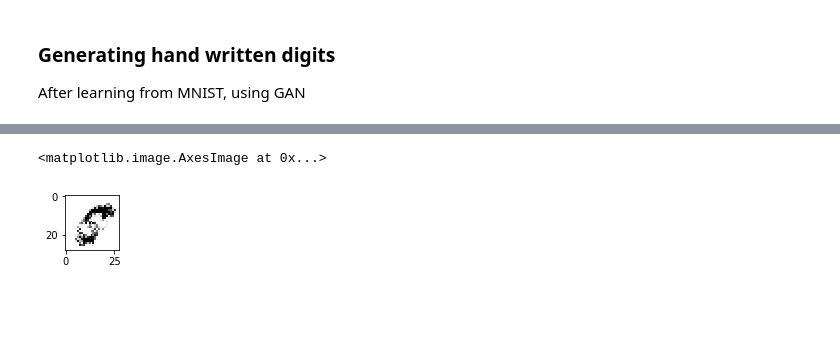
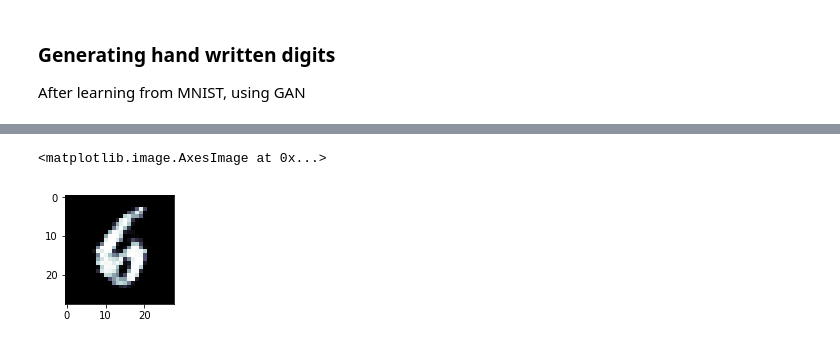
Before and after one commit to anandsaha/gan.implementations, a Jupyter notebook: pytorch.mnist.simple.gan.ipynb, the cells around one changed output, grey strips where cells are left out. Saved outputs shown, nothing was run; the diff lists cells and outputs as text; code cells hidden in the pictures; blank space fills up the shorter version.

```diff
--- a/pytorch.mnist.simple.gan.ipynb
+++ b/pytorch.mnist.simple.gan.ipynb
@@ -55,8 +57,12 @@ class TwoLayerNet(nn.Module):
     def __init__(self, dim_in, dim_hidden, dim_out):
 
         super(TwoLayerNet, self).__init__()
+
         self.linear1 = nn.Linear(dim_in, dim_hidden, bias=True)
         self.linear2 = nn.Linear(dim_hidden, dim_out, bias=True)
+
+        init.xavier_normal(self.linear1.weight)
+        init.xavier_normal(self.linear2.weight)
 
     def forward(self, x):
         x = self.linear1(x)
@@ -159,12 +159,12 @@ plt.plot(gl)
 # %%
 z = Variable(torch.randn(1, 100)).cuda()
 G_output = G(z)
 G_output.data.shape
 img = G_output.data.cpu().numpy()[0]
 img2 = img.reshape(28, 28)
 
-fig = plt.figure(figsize=(1, 1))
-plt.imshow(img2, cmap='Greys')
+fig = plt.figure(figsize=(2, 2))
+plt.imshow(img2, cmap=cm.bone)
 # %% [output]
 <matplotlib.image.AxesImage at 0x...>
-[figure, old version]
+[figure, new version]
```
Also changed, not shown: parts of 7 cells of this notebook.
